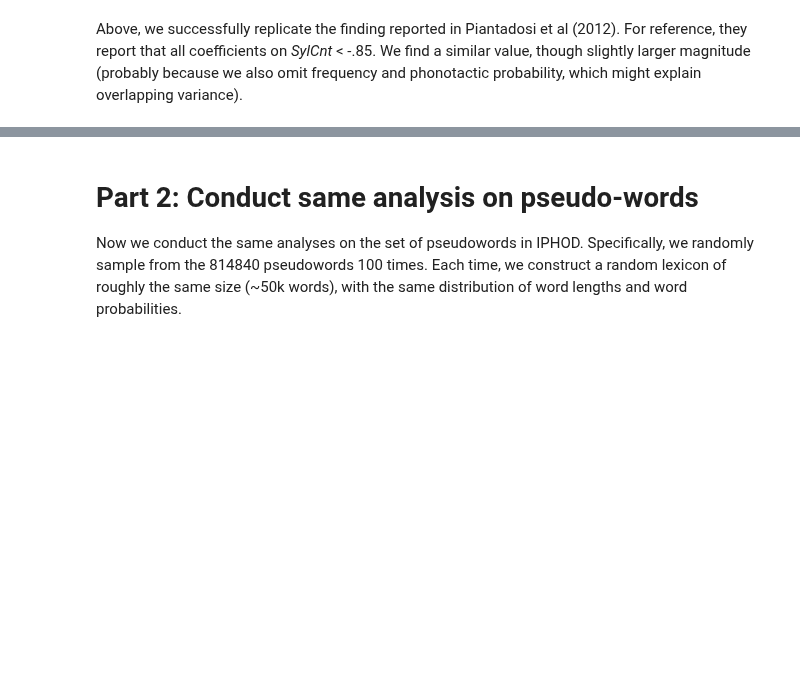
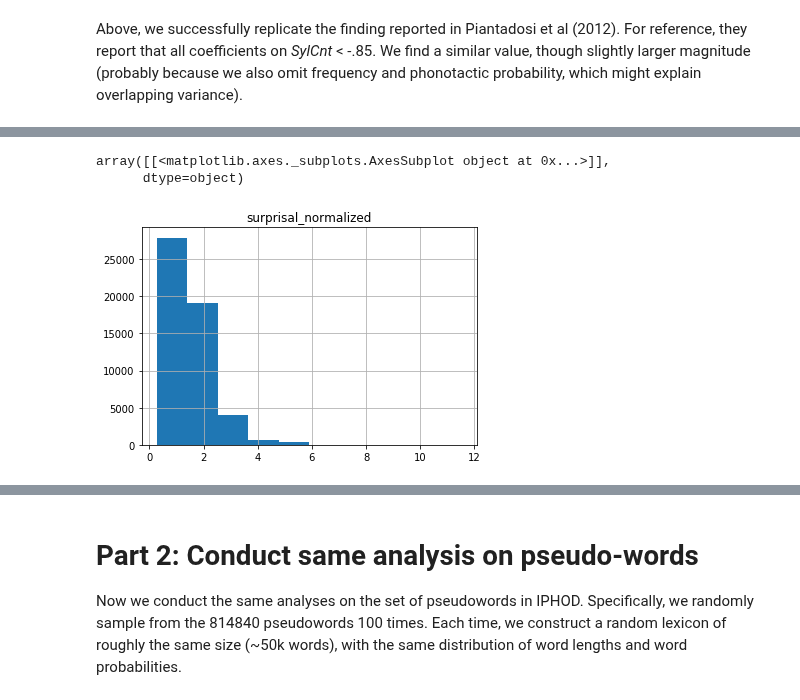
Before and after one commit to seantrott/homophone_simulations, a Jupyter notebook: homophone_notebook.ipynb, the cells around one changed output, grey strips where cells are left out. Saved outputs shown, nothing was run; the diff lists cells and outputs as text; code cells hidden in the pictures; blank space fills up the shorter version.

```diff
--- a/homophone_notebook.ipynb
+++ b/homophone_notebook.ipynb
@@ -105,0 +153,10 @@ See the caveats in the documentation: http://pandas.pydata.org/pandas-docs/stabl
+# %%
+# This is to make sure we don't take log of a negative
+df_processed['strTPAV_scaled'] = df_processed['strTPAV'] + .00001
+df_processed['surprisal'] = df_processed['strTPAV_scaled'].apply(lambda x: -math.log(x))
+df_processed['surprisal_normalized'] = df_processed['surprisal'] / df_processed['NPhon']
+df_processed.hist(column='surprisal_normalized')
+# %% [output]
+array([[<matplotlib.axes._subplots.AxesSubplot object at 0x...>]],
+      dtype=object)
+[figure, added]
```
Also changed, not shown: parts of 51 cells of this notebook, 7 other files.
